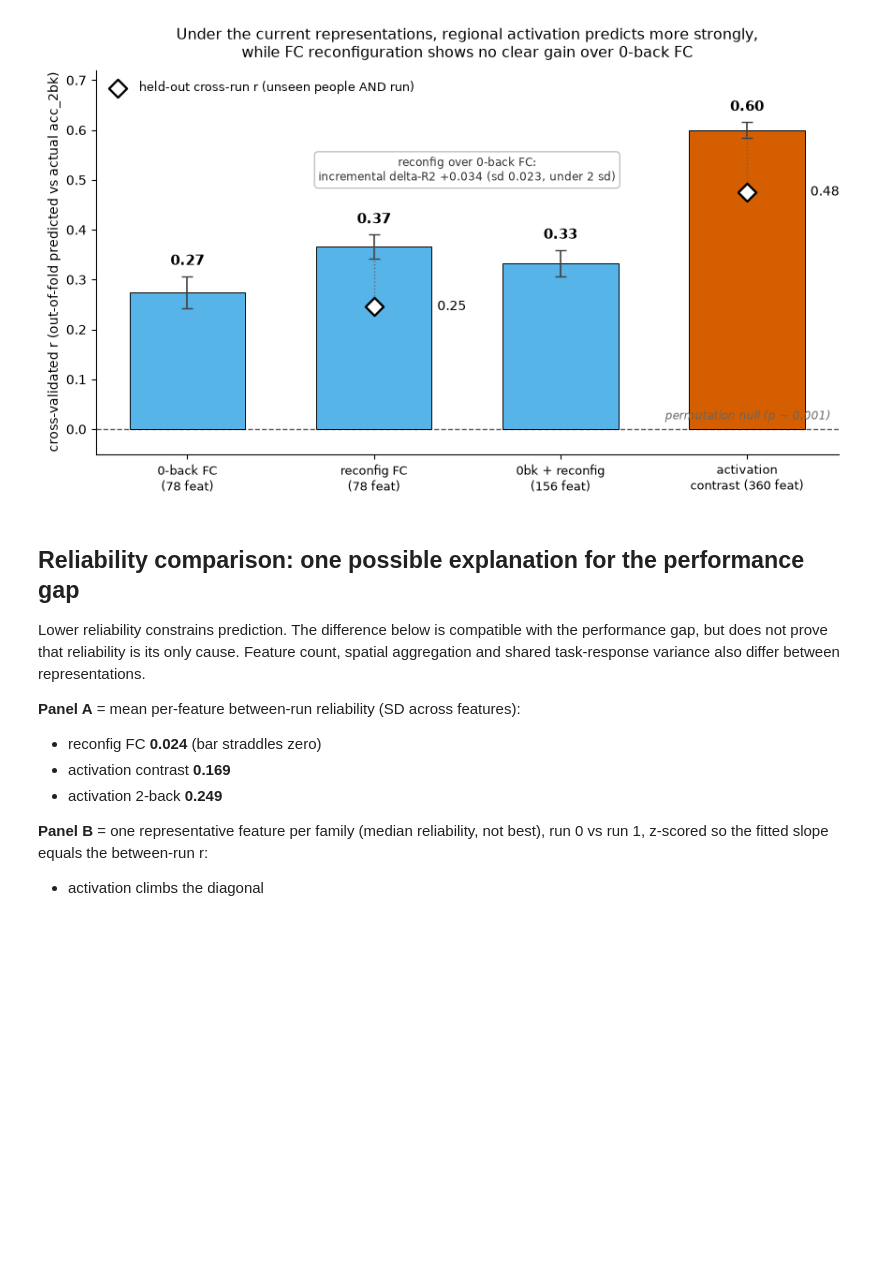
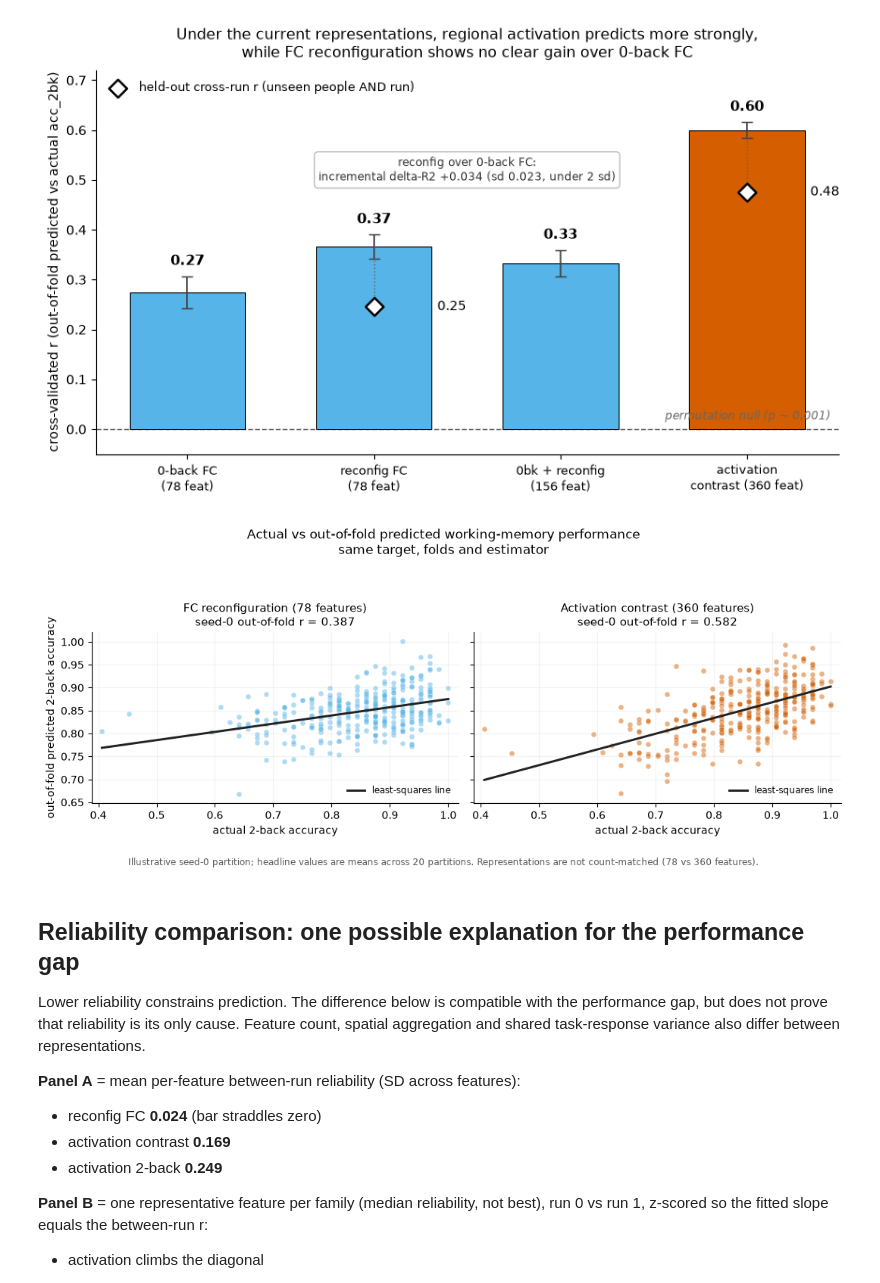
Before and after one commit to The-Gammas/The-Gammas, a Jupyter notebook: sandbox/jaime/08_activation_vs_reconfiguration.ipynb, the cells around one changed output. Cells and saved outputs as stored; diff of their text form; code cells hidden in the pictures; blank space fills up the shorter version.

```diff
--- a/sandbox/jaime/08_activation_vs_reconfiguration.ipynb
+++ b/sandbox/jaime/08_activation_vs_reconfiguration.ipynb
@@ -306,6 +307,49 @@ fig.tight_layout()
 plt.show()
 # %% [output]
 [figure]
+# %%
+# Visual companion to the repeated-CV comparison above. Seed 0 is fixed in advance;
+# the scatter r values are illustrative, while the bar chart reports 20-partition means.
+scatter_models = [
+    ("FC reconfiguration (78 features)", FPp, "#56B4E9"),
+    ("Activation contrast (360 features)", act_c, "#D55E00"),
+]
+scatter_predictions = [(label, cvp(X, y, seed=0), color)
+                       for label, X, color in scatter_models]
+
+x_min, x_max = float(y.min()), float(y.max())
+x_pad = 0.03 * (x_max - x_min)
+all_pred = np.concatenate([pred for _, pred, _ in scatter_predictions])
+y_min, y_max = float(all_pred.min()), float(all_pred.max())
+y_pad = 0.06 * (y_max - y_min)
+x_line = np.linspace(x_min, x_max, 200)
+
+fig, axes = plt.subplots(1, 2, figsize=(10.8, 4.6), sharex=True, sharey=True)
+for ax, (label, prediction, color) in zip(axes, scatter_predictions):
+    r_scatter = pearsonr(prediction, y)[0]
+    slope, intercept = np.polyfit(y, prediction, 1)
+    ax.scatter(y, prediction, s=24, color=color, alpha=0.48,
+               edgecolors="white", linewidths=0.35)
+    ax.plot(x_line, intercept + slope * x_line, color="#222222", lw=2.1,
+            label="least-squares line")
+    ax.set_title(f"{label}\nseed-0 out-of-fold r = {r_scatter:.3f}", fontsize=11)
+    ax.set_xlabel("actual 2-back accuracy")
+    ax.set_xlim(x_min - x_pad, x_max + x_pad)
+    ax.set_ylim(y_min - y_pad, y_max + y_pad)
+    ax.grid(alpha=0.16)
+    ax.legend(loc="lower right", frameon=False, fontsize=8.5)
+    ax.spines[["top", "right"]].set_visible(False)
+axes[0].set_ylabel("out-of-fold predicted 2-back accuracy")
+fig.suptitle("Actual vs out-of-fold predicted working-memory performance\n"
+             "same target, folds and estimator", fontsize=12)
+fig.text(0.5, 0.01,
+         "Illustrative seed-0 partition; headline values are means across 20 partitions. "
+         "Representations are not count-matched (78 vs 360 features).",
+         ha="center", fontsize=8.8, color="0.35")
+fig.tight_layout(rect=[0, 0.06, 1, 0.92])
+plt.show()
+# %% [output]
+[figure, added]
 # %% [markdown]
 ## Reliability comparison: one possible explanation for the performance gap
 
```
Also changed, not shown: parts of 2 cells of this notebook, 11 other files.
